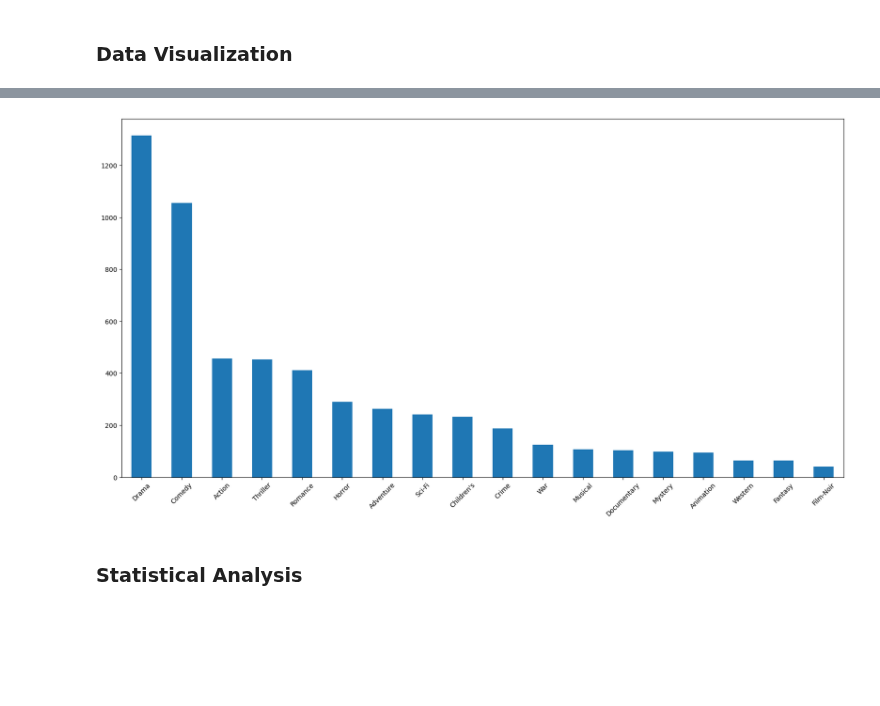
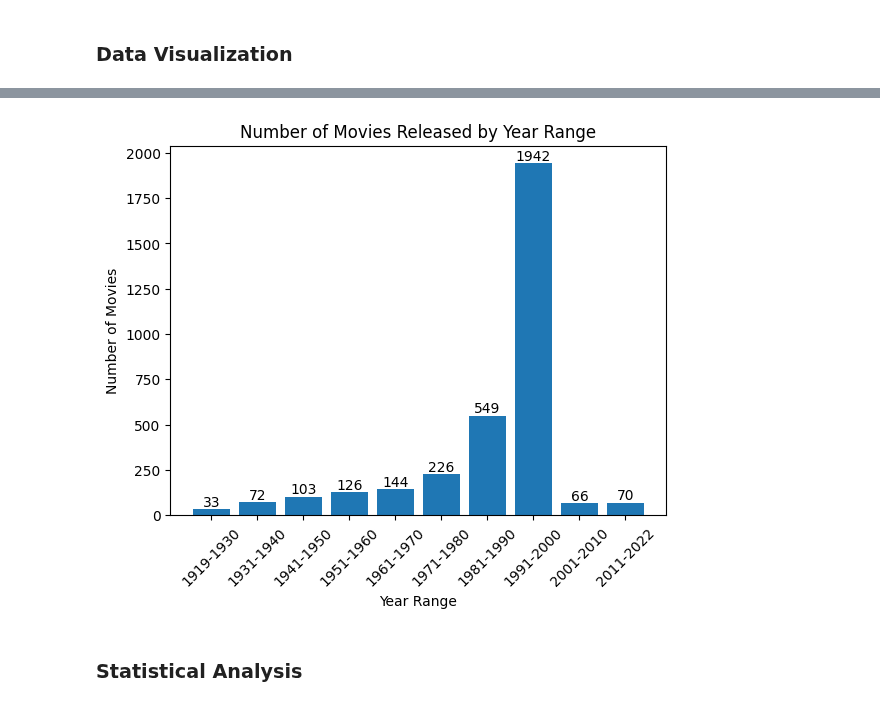
Before and after one commit to FabioArdi/morebo, a Jupyter notebook: final.ipynb, the cells around one changed output, grey strips where cells are left out. Drawn from its saved outputs; the diff is of its cells as text; code cells hidden in the pictures; blank space fills up the shorter version.

```diff
--- a/final.ipynb
+++ b/final.ipynb
@@ -116,10 +181,53 @@ plt.show()
-# %%
-# Create a barchart for the number of movies for every genre
-movies['ml_genres'].str.get_dummies(sep='|').sum().sort_values(ascending=False).plot(kind='bar', figsize=(20,10))
-plt.xticks(rotation=45)
-plt.show()
-# %% [output]
-[figure, removed]
+# %%
+# define a custom function to map each year to its corresponding year range
+def year_to_range(year):
+    if isinstance(year, str):
+        # extract the first four characters from the year string
+        year = int(year[:4])
+    if year >= 1919 and year <= 1930:
+        return '1919-1930'
+    elif year >= 1931 and year <= 1940:
+        return '1931-1940'
+    elif year >= 1941 and year <= 1950:
+        return '1941-1950'
+    elif year >= 1951 and year <= 1960:
+        return '1951-1960'
+    elif year >= 1961 and year <= 1970:
+        return '1961-1970'
+    elif year >= 1971 and year <= 1980:
+        return '1971-1980'
+    elif year >= 1981 and year <= 1990:
+        return '1981-1990'
+    elif year >= 1991 and year <= 2000:
+        return '1991-2000'
+    elif year >= 2001 and year <= 2010:
+        return '2001-2010'
+    elif year >= 2011 and year <= 2022:
+        return '2011-2022'
+
+# create a new column in the dataframe to group the years into year ranges
+movies['Year Range'] = movies['Year'].apply(year_to_range)
+
+# use pandas value_counts function to count the number of movies in each year range
+movies_per_year_range = movies['Year Range'].value_counts().sort_index()
+
+# create a bar chart using matplotlib
+plt.bar(movies_per_year_range.index, movies_per_year_range.values)
+
+# add labels to the bars
+for i, value in enumerate(movies_per_year_range.values):
+    plt.text(i, value, str(value), ha='center', va='bottom')
+
+# set the chart title and axis labels
+plt.title('Number of Movies Released by Year Range')
+plt.xlabel('Year Range')
+plt.ylabel('Number of Movies')
+plt.xticks(rotation=45)
+
+# display the chart
+plt.show()
+# %% [output]
+[figure, added]
 # %% [markdown]
 ### Statistical Analysis
 # %% [markdown]
```
Also changed, not shown: parts of 7 cells of this notebook.
